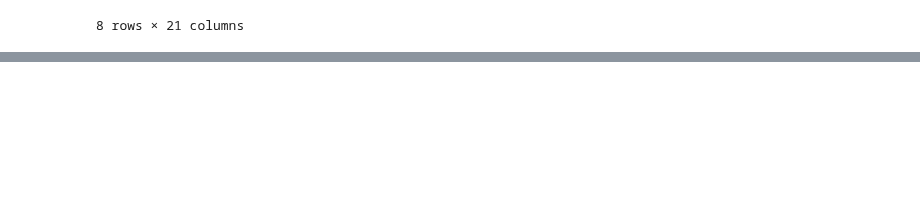
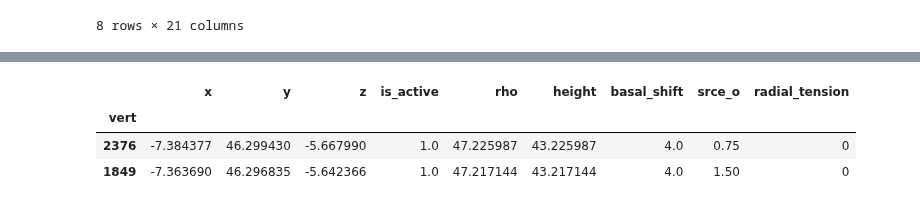
Before and after one commit to suzannelab/polarity, a Jupyter notebook: notebooks/Analysis.ipynb, the cells around one changed output, grey strips where cells are left out. Saved outputs shown, nothing was run; the diff lists cells and outputs as text; code cells hidden in the pictures; blank space fills up the shorter version.

```diff
--- a/notebooks/Analysis.ipynb
+++ b/notebooks/Analysis.ipynb
@@ -204,0 +222,7 @@ sheet.face_df.describe()
+# %%
+sheet.vert_df.loc[[2376,1849]]
+# %% [output]
+|  | x | y | z | is_active | rho | height | basal_shift | srce_o | radial_tension |
+| vert |  |  |  |  |  |  |  |  |  |
+| 2376 | -7.384377 | 46.299430 | -5.667990 | 1.0 | 47.225987 | 43.225987 | 4.0 | 0.75 | 0 |
+| 1849 | -7.363690 | 46.296835 | -5.642366 | 1.0 | 47.217144 | 43.217144 | 4.0 | 1.50 | 0 |
```
Also changed, not shown: parts of 6 cells of this notebook, 8 other files.
